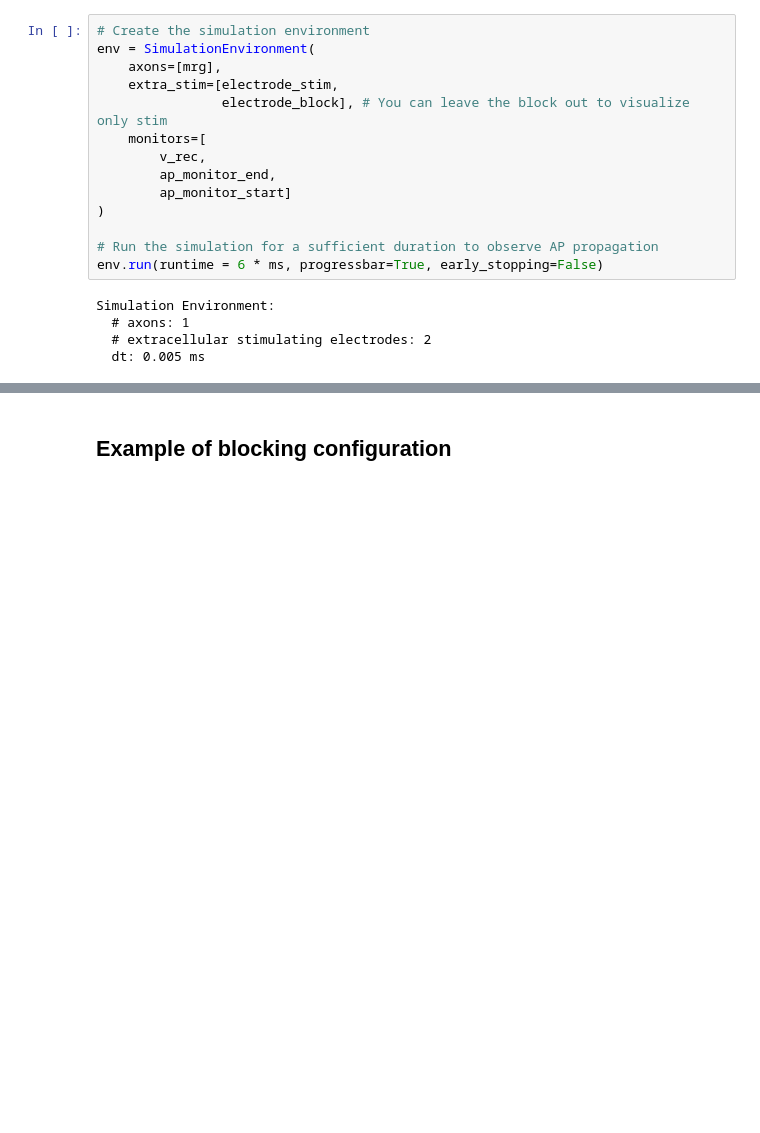
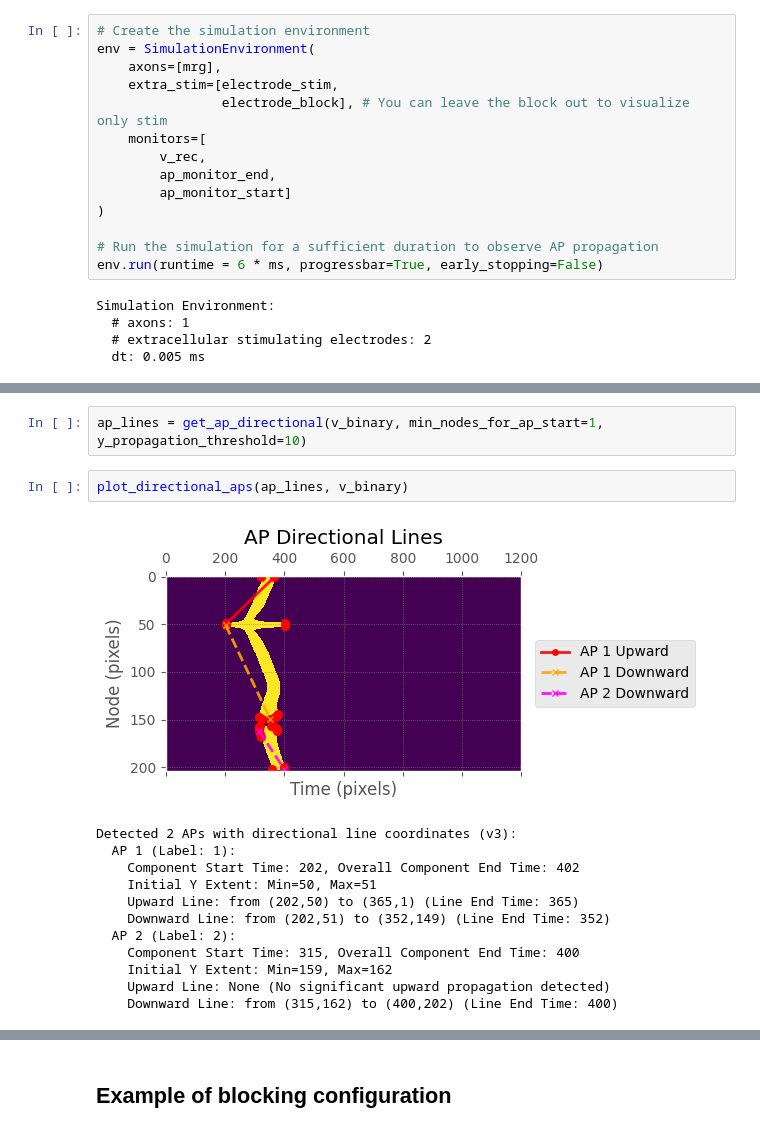
Before and after one commit to predict-idlab/OnlineNeuro, a Jupyter notebook: notebooks/GP_Cajal_AP_blocking.ipynb, the cells around one changed output, grey strips where cells are left out. Cells and saved outputs as stored; diff of their text form; blank space fills up the shorter version.

```diff
--- a/notebooks/GP_Cajal_AP_blocking.ipynb
+++ b/notebooks/GP_Cajal_AP_blocking.ipynb
@@ -411,3 +500,20 @@ def nerve_conduction_blocking_objective(mrg, params):
+# %%
+ap_lines = get_ap_directional(v_binary, min_nodes_for_ap_start=1, y_propagation_threshold=10)
+# %%
+plot_directional_aps(ap_lines, v_binary)
+# %% [output]
+[figure, added]
+Detected 2 APs with directional line coordinates (v3):
+  AP 1 (Label: 1):
+    Component Start Time: 202, Overall Component End Time: 402
+    Initial Y Extent: Min=50, Max=51
+    Upward Line: from (202,50) to (365,1) (Line End Time: 365)
+    Downward Line: from (202,51) to (352,149) (Line End Time: 352)
+  AP 2 (Label: 2):
+    Component Start Time: 315, Overall Component End Time: 400
+    Initial Y Extent: Min=159, Max=162
+    Upward Line: None (No significant upward propagation detected)
+    Downward Line: from (315,162) to (400,202) (Line End Time: 400)
 # %%
 # Define parameter bounds
 lb = [-4.00, 0.05, 0.05]  # Lower bounds for [block_amp, block_pw, block_delay]
```
Also changed, not shown: parts of 47 cells of this notebook, 12 other files.
